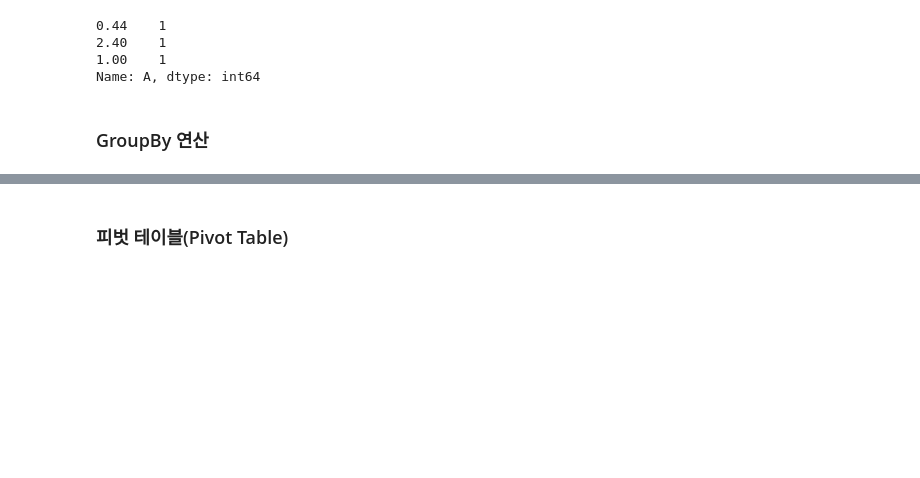
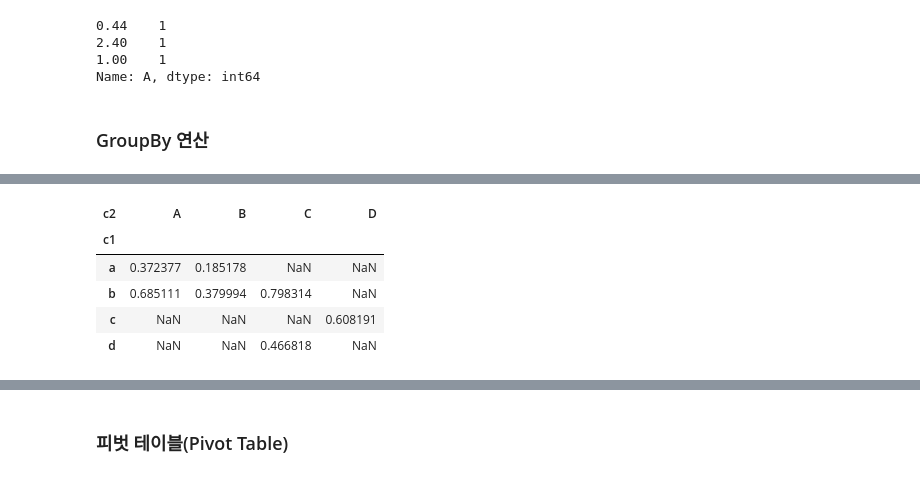
Before and after one commit to mkbahk/PandasLearning, a Jupyter notebook: _Pandas_한번에_제대로_배우기.ipynb, the cells around one changed output, grey strips where cells are left out. Saved outputs shown, nothing was run; the diff lists cells and outputs as text; code cells hidden in the pictures; blank space fills up the shorter version.

```diff
--- a/_Pandas_한번에_제대로_배우기.ipynb
+++ b/_Pandas_한번에_제대로_배우기.ipynb
@@ -2609,0 +2663,9 @@ Name: A, dtype: int64
+# %%
+df['c4'].groupby([df['c1'], df['c2']]).mean().unstack() #DataFrame형태
+# %% [output]
+| c2 | A | B | C | D |
+| c1 |  |  |  |  |
+| a | 0.372377 | 0.185178 | NaN | NaN |
+| b | 0.685111 | 0.379994 | 0.798314 | NaN |
+| c | NaN | NaN | NaN | 0.608191 |
+| d | NaN | NaN | 0.466818 | NaN |
```
Also changed, not shown: parts of 11 cells of this notebook.
